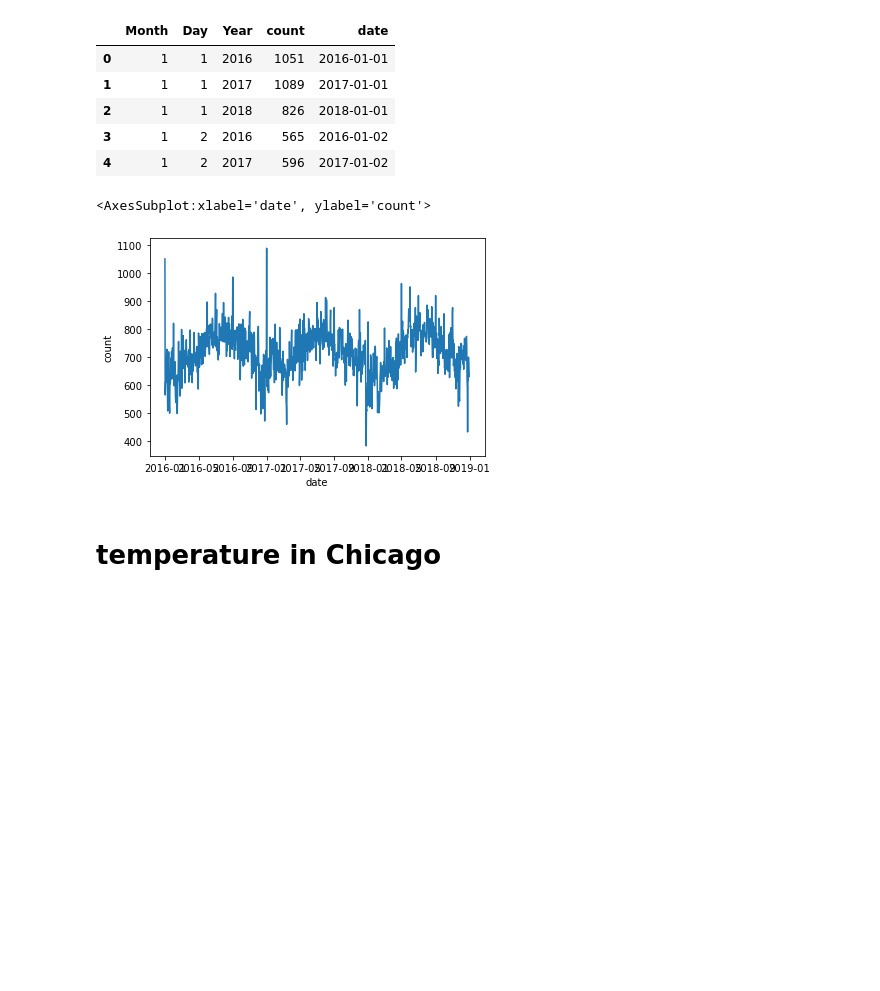
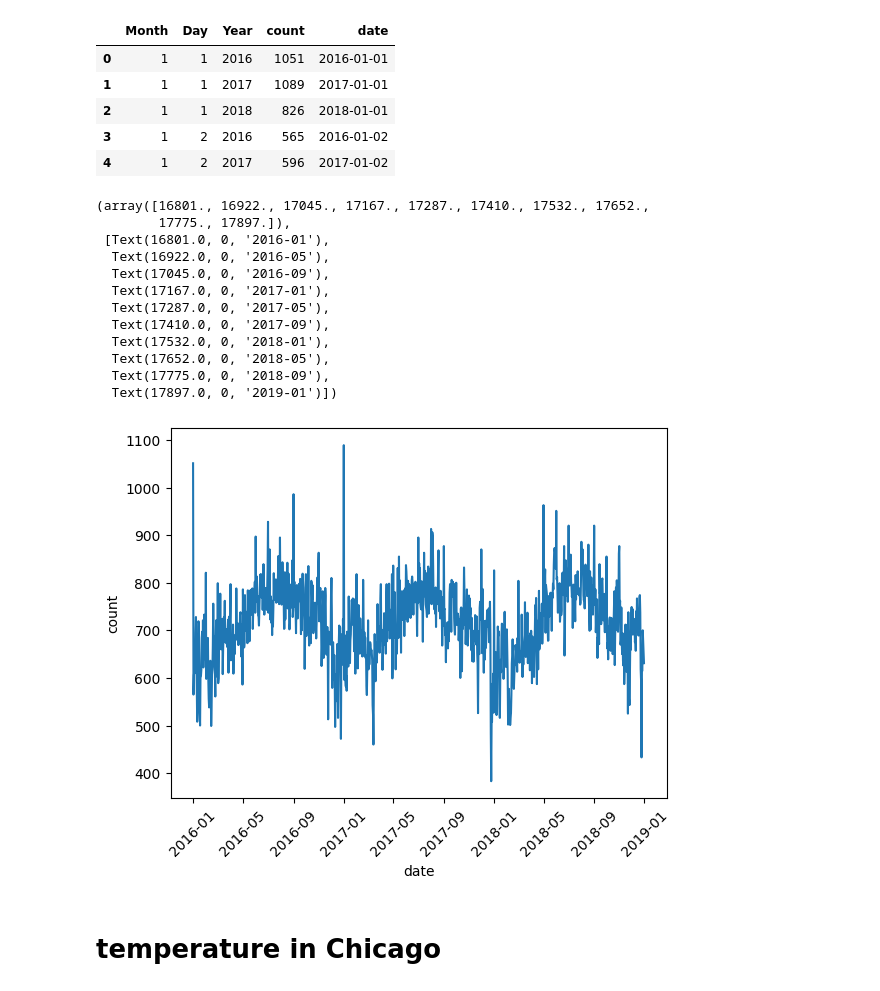
Before and after one commit to stanford-mse-125/demos, a Jupyter notebook: crime.ipynb, the cells around one changed output. Cells and saved outputs as stored; diff of their text form; code cells hidden in the pictures; blank space fills up the shorter version.

```diff
--- a/crime.ipynb
+++ b/crime.ipynb
@@ -52,5 +44 @@ Year
 dtype: int64
-# %%
-# let's restrict to 2016--2018
-df = df[df['Year'].isin([2016, 2017, 2018])]
-df.groupby('Year').size()
@@ -123,9 +115,22 @@ crimes.head()
 | 4 | 1 | 2 | 2017 | 596 | 2017-01-02 |
 # %%
 sns.lineplot(x='date', y='count', data=crimes)
+# rotate x axis labels
+plt.xticks(rotation=45)
 # %% [output]
-<AxesSubplot:xlabel='date', ylabel='count'>
+(array([16801., 16922., 17045., 17167., 17287., 17410., 17532., 17652.,
+        17775., 17897.]),
+ [Text(16801.0, 0, '2016-01'),
+  Text(16922.0, 0, '2016-05'),
+  Text(17045.0, 0, '2016-09'),
+  Text(17167.0, 0, '2017-01'),
+  Text(17287.0, 0, '2017-05'),
+  Text(17410.0, 0, '2017-09'),
+  Text(17532.0, 0, '2018-01'),
+  Text(17652.0, 0, '2018-05'),
+  Text(17775.0, 0, '2018-09'),
+  Text(17897.0, 0, '2019-01')])
-[figure, old version]
+[figure, new version]
 # %% [markdown]
 # temperature in Chicago
 # %%
```
Also changed, not shown: parts of 33 cells of this notebook.
